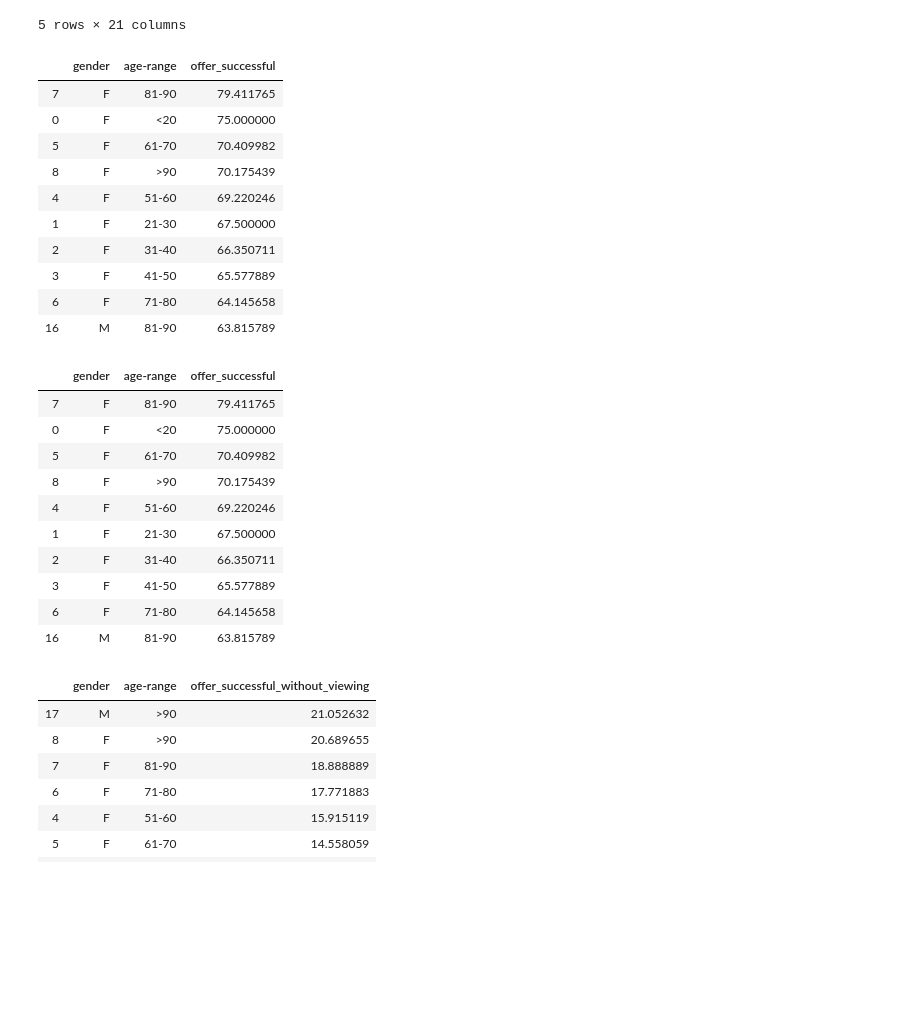
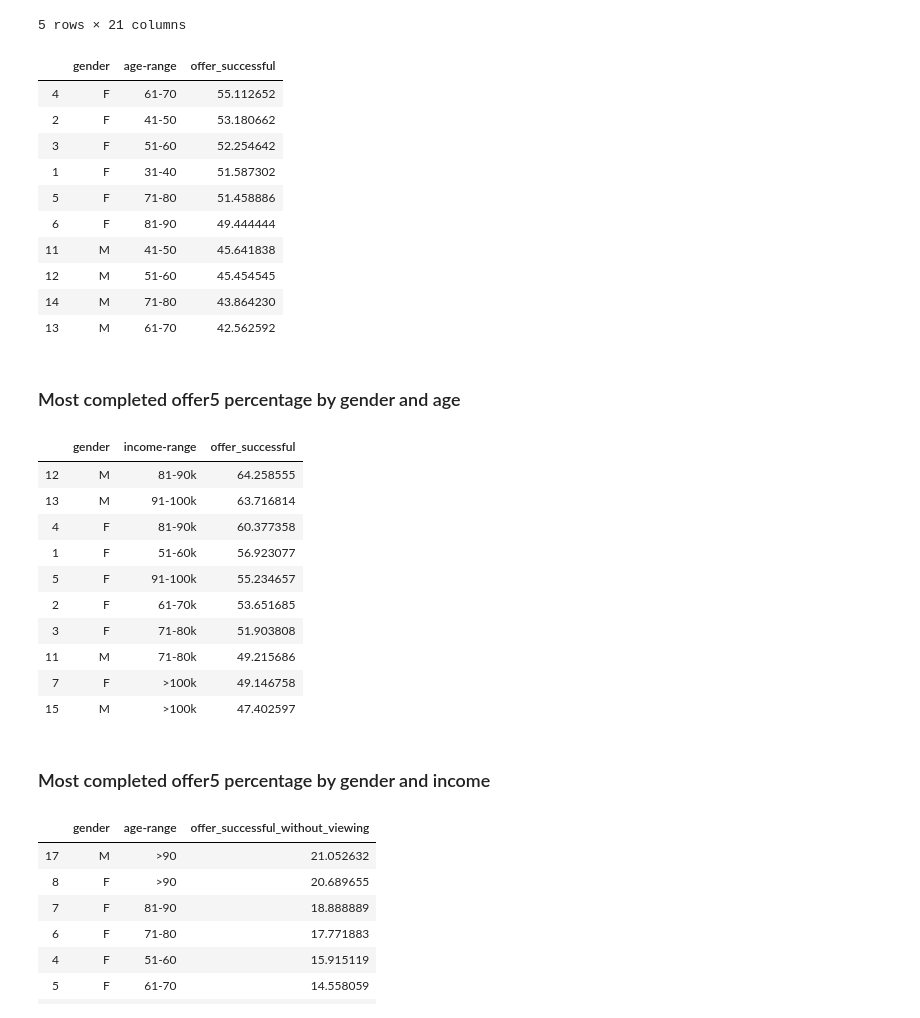
Before and after one commit to amitborkar98/Starbucks-capstone, a Jupyter notebook: Starbucks_Capstone_notebook.ipynb, the cells around one changed output. Cells and saved outputs as stored; diff of their text form; code cells hidden in the pictures; blank space fills up the shorter version.

```diff
--- a/Starbucks_Capstone_notebook.ipynb
+++ b/Starbucks_Capstone_notebook.ipynb
@@ -995,37 +995,41 @@ offer5.head()
 | 39 | 0b1e1539f2cc45b7b9fa7c272da2e1d7 | d53717f5400c4e84affdaeda9dd926b3 | 0.0 | 391.30 | 1 | 0 | 5 | 20 | ... |
 5 rows × 21 columns
 # %%
-k=offer4.groupby(['gender','age-range'])['offer_successful'].mean().reset_index().sort_values(by='offer_successful', ascending=False).head(10)
+k=offer5.groupby(['gender','age-range'])['offer_successful'].mean().reset_index().sort_values(by='offer_successful', ascending=False).head(10)
 k['offer_successful'] = k['offer_successful'] * 100
 k
 # %% [output]
 |  | gender | age-range | offer_successful |
-| 7 | F | 81-90 | 79.411765 |
-| 0 | F | <20 | 75.000000 |
-| 5 | F | 61-70 | 70.409982 |
-| 8 | F | >90 | 70.175439 |
-| 4 | F | 51-60 | 69.220246 |
-| 1 | F | 21-30 | 67.500000 |
-| 2 | F | 31-40 | 66.350711 |
-| 3 | F | 41-50 | 65.577889 |
-| 6 | F | 71-80 | 64.145658 |
-| 16 | M | 81-90 | 63.815789 |
+| 4 | F | 61-70 | 55.112652 |
+| 2 | F | 41-50 | 53.180662 |
+| 3 | F | 51-60 | 52.254642 |
+| 1 | F | 31-40 | 51.587302 |
+| 5 | F | 71-80 | 51.458886 |
+| 6 | F | 81-90 | 49.444444 |
+| 11 | M | 41-50 | 45.641838 |
+| 12 | M | 51-60 | 45.454545 |
+| 14 | M | 71-80 | 43.864230 |
+| 13 | M | 61-70 | 42.562592 |
+# %% [markdown]
+### Most completed offer5 percentage by gender and age
 # %%
-k=offer4.groupby(['gender','age-range'])['offer_successful'].mean().reset_index().sort_values(by='offer_successful', ascending=False).head(10)
+k=offer5.groupby(['gender','income-range'])['offer_successful'].mean().reset_index().sort_values(by='offer_successful', ascending=False).head(10)
 k['offer_successful'] = k['offer_successful'] * 100
 k
 # %% [output]
-|  | gender | age-range | offer_successful |
-| 7 | F | 81-90 | 79.411765 |
-| 0 | F | <20 | 75.000000 |
-| 5 | F | 61-70 | 70.409982 |
-| 8 | F | >90 | 70.175439 |
-| 4 | F | 51-60 | 69.220246 |
-| 1 | F | 21-30 | 67.500000 |
-| 2 | F | 31-40 | 66.350711 |
-| 3 | F | 41-50 | 65.577889 |
-| 6 | F | 71-80 | 64.145658 |
-| 16 | M | 81-90 | 63.815789 |
+|  | gender | income-range | offer_successful |
+| 12 | M | 81-90k | 64.258555 |
+| 13 | M | 91-100k | 63.716814 |
+| 4 | F | 81-90k | 60.377358 |
+| 1 | F | 51-60k | 56.923077 |
+| 5 | F | 91-100k | 55.234657 |
+| 2 | F | 61-70k | 53.651685 |
+| 3 | F | 71-80k | 51.903808 |
+| 11 | M | 71-80k | 49.215686 |
+| 7 | F | >100k | 49.146758 |
+| 15 | M | >100k | 47.402597 |
+# %% [markdown]
+### Most completed offer5 percentage by gender and income
 # %%
 k=offer5.groupby(['gender','age-range'])['offer_successful_without_viewing'].mean().reset_index().sort_values(by='offer_successful_without_viewing', ascending=False).head(10)
 k['offer_successful_without_viewing'] = k['offer_successful_without_viewing'] * 100
```
Also changed, not shown: parts of 3 cells of this notebook.
